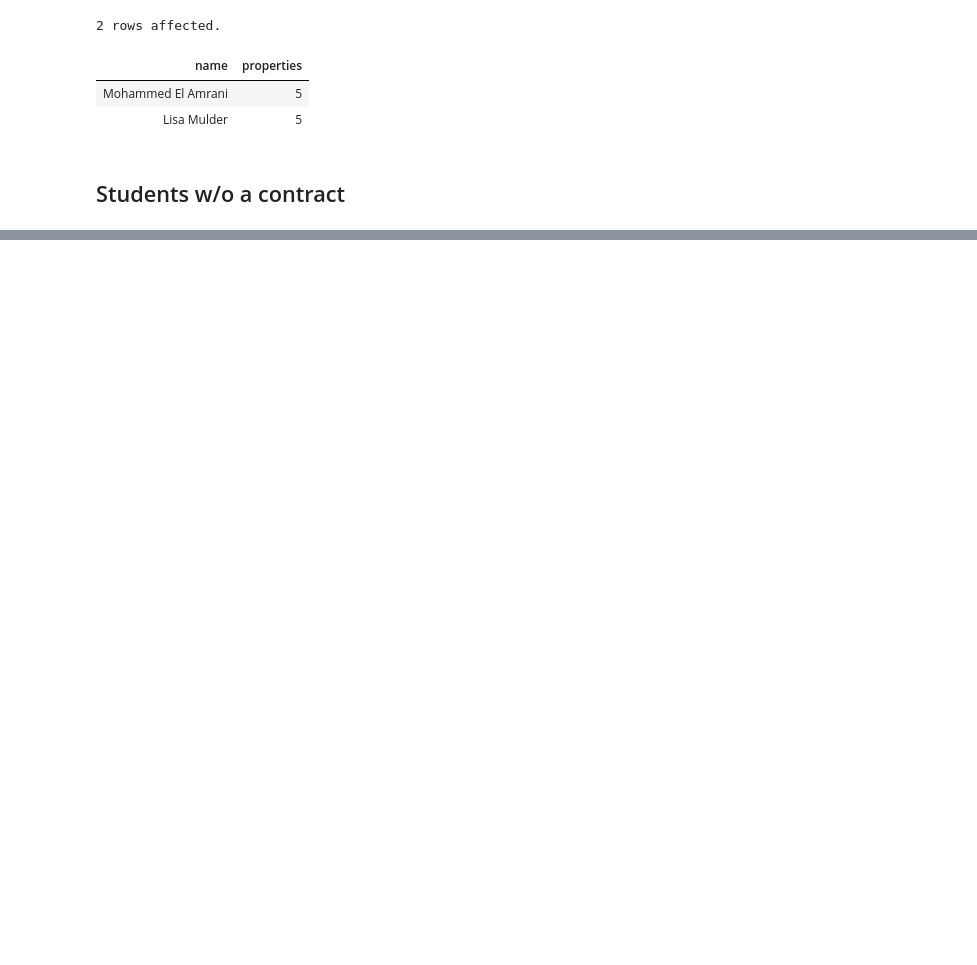
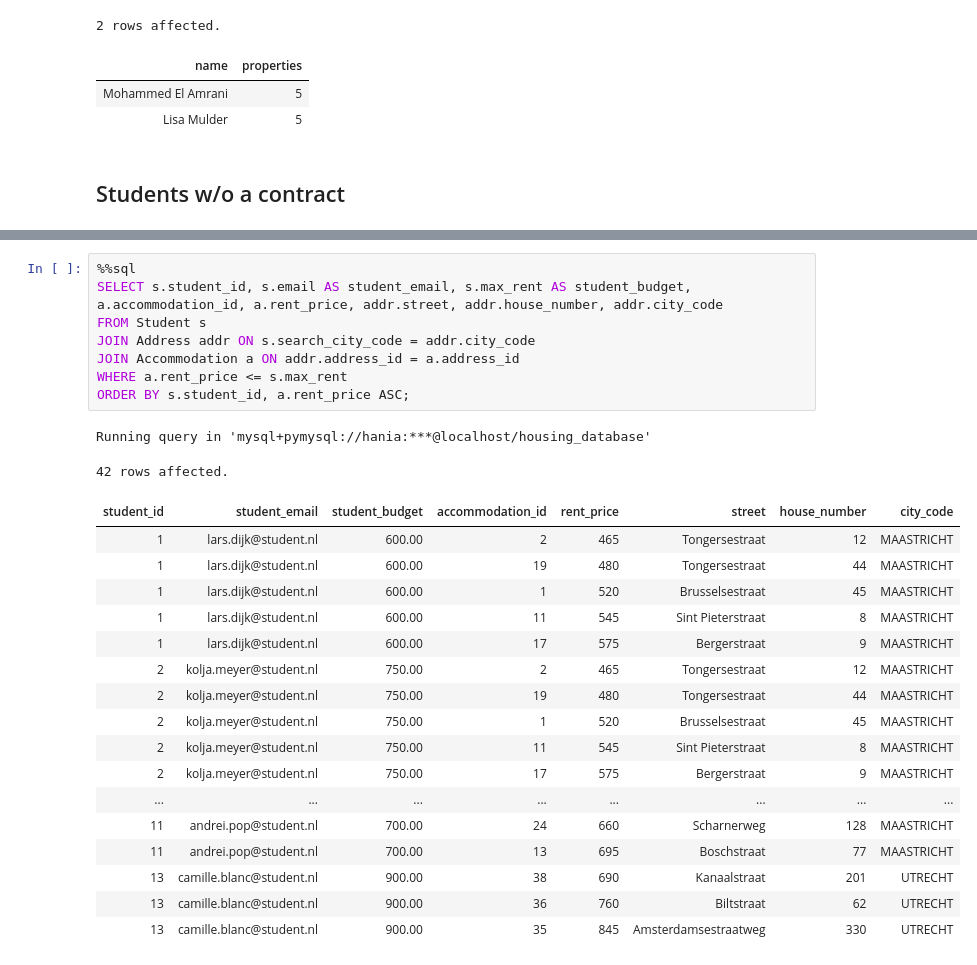
Before and after one commit to natinajar8000/housing-database-project, a Jupyter notebook: housing_database.ipynb, the cells around one changed output, grey strips where cells are left out. Cells and saved outputs as stored; diff of their text form; blank space fills up the shorter version.

Commit message:
adding query of matchmaker of students and accomodation

```diff
--- a/housing_database.ipynb
+++ b/housing_database.ipynb
@@ -684,0 +715,28 @@ Running query in 'mysql+pymysql://andrei:***@localhost/housing_database'
+# %%
+%%sql
+SELECT s.student_id, s.email AS student_email, s.max_rent AS student_budget, a.accommodation_id, a.rent_price, addr.street, addr.house_number, addr.city_code
+FROM Student s
+JOIN Address addr ON s.search_city_code = addr.city_code
+JOIN Accommodation a ON addr.address_id = a.address_id
+WHERE a.rent_price <= s.max_rent
+ORDER BY s.student_id, a.rent_price ASC;
+# %% [output]
+Running query in 'mysql+pymysql://hania:***@localhost/housing_database'
+42 rows affected.
+| student_id | student_email | student_budget | accommodation_id | rent_price | street | house_number | city_code |
+| 1 | lars.dijk@student.nl | 600.00 | 2 | 465 | Tongersestraat | 12 | MAASTRICHT |
+| 1 | lars.dijk@student.nl | 600.00 | 19 | 480 | Tongersestraat | 44 | MAASTRICHT |
+| 1 | lars.dijk@student.nl | 600.00 | 1 | 520 | Brusselsestraat | 45 | MAASTRICHT |
+| 1 | lars.dijk@student.nl | 600.00 | 11 | 545 | Sint Pieterstraat | 8 | MAASTRICHT |
+| 1 | lars.dijk@student.nl | 600.00 | 17 | 575 | Bergerstraat | 9 | MAASTRICHT |
+| 2 | kolja.meyer@student.nl | 750.00 | 2 | 465 | Tongersestraat | 12 | MAASTRICHT |
+| 2 | kolja.meyer@student.nl | 750.00 | 19 | 480 | Tongersestraat | 44 | MAASTRICHT |
+| 2 | kolja.meyer@student.nl | 750.00 | 1 | 520 | Brusselsestraat | 45 | MAASTRICHT |
+| 2 | kolja.meyer@student.nl | 750.00 | 11 | 545 | Sint Pieterstraat | 8 | MAASTRICHT |
+| 2 | kolja.meyer@student.nl | 750.00 | 17 | 575 | Bergerstraat | 9 | MAASTRICHT |
+| ... | ... | ... | ... | ... | ... | ... | ... |
+| 11 | andrei.pop@student.nl | 700.00 | 24 | 660 | Scharnerweg | 128 | MAASTRICHT |
+| 11 | andrei.pop@student.nl | 700.00 | 13 | 695 | Boschstraat | 77 | MAASTRICHT |
+| 13 | camille.blanc@student.nl | 900.00 | 38 | 690 | Kanaalstraat | 201 | UTRECHT |
+| 13 | camille.blanc@student.nl | 900.00 | 36 | 760 | Biltstraat | 62 | UTRECHT |
+| 13 | camille.blanc@student.nl | 900.00 | 35 | 845 | Amsterdamsestraatweg | 330 | UTRECHT |
```
Also changed, not shown: parts of 33 cells of this notebook.
